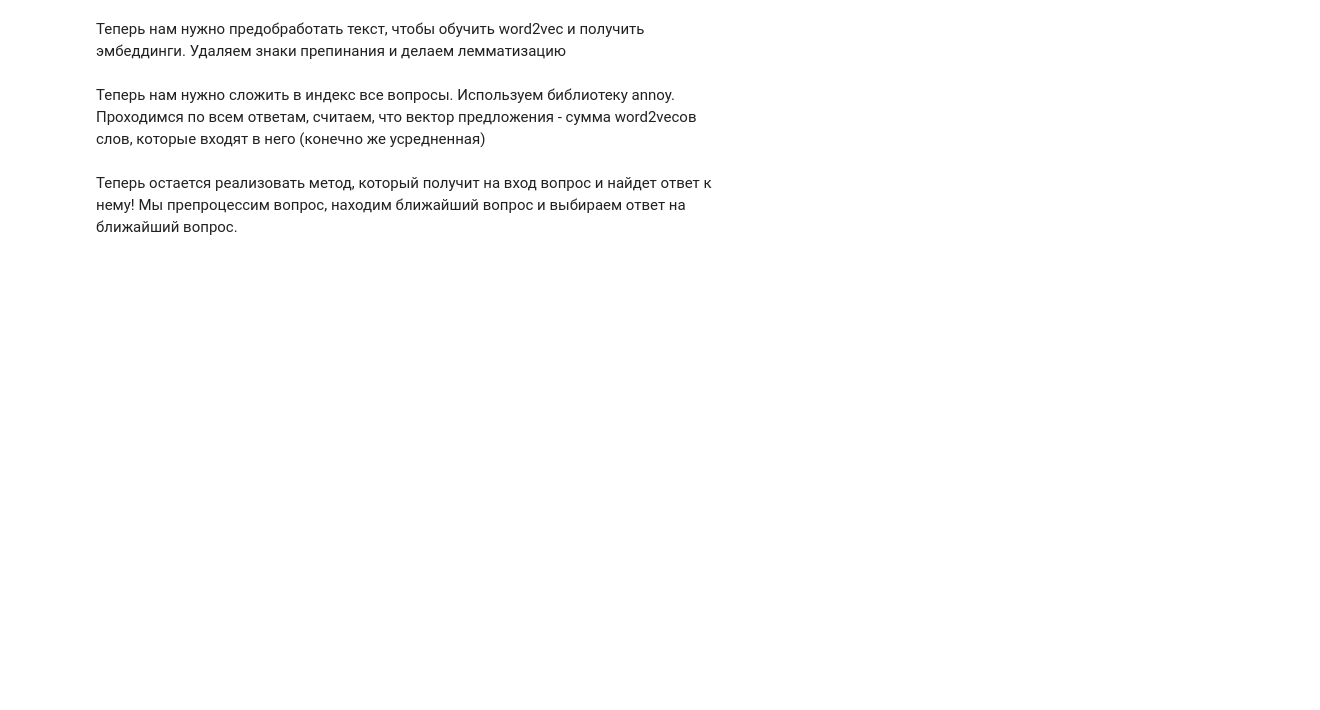
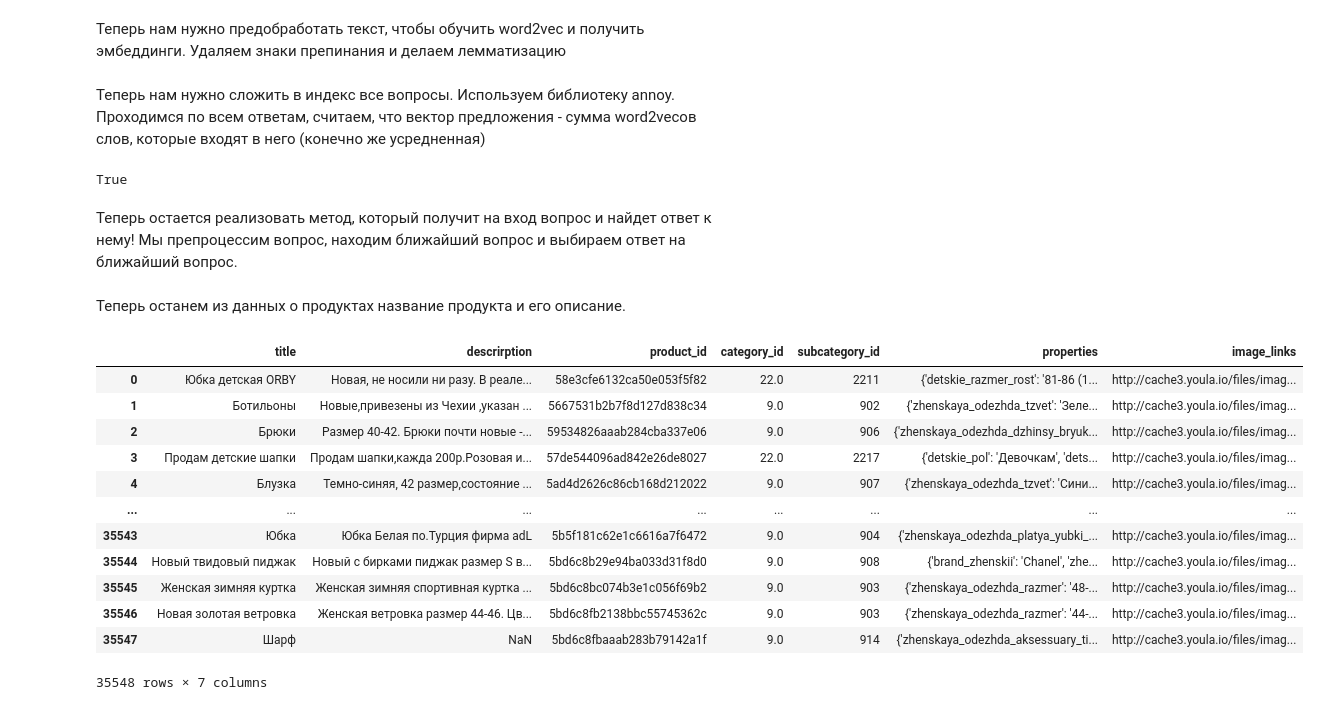
Before and after one commit to eartzhi/lessons, a Jupyter notebook: pda_01/ChatBotPractice.ipynb, the cells around one changed output. Saved outputs shown, nothing was run; the diff lists cells and outputs as text; code cells hidden in the pictures; blank space fills up the shorter version.

```diff
--- a/pda_01/ChatBotPractice.ipynb
+++ b/pda_01/ChatBotPractice.ipynb
@@ -69,7 +75,7 @@ index = annoy.AnnoyIndex(100 ,'angular')
 index_map = {}
 counter = 0
 
-with codecs.open("prepared_answers.txt", "r", "utf-8") as f:
+with codecs.open("data/prepared_answers.txt", "r", "utf-8") as f:
     for line in tqdm(f):
         n_w2v = 0
         spls = line.split("\t")
@@ -88,6 +94,8 @@ with codecs.open("prepared_answers.txt", "r", "utf-8") as f:
 
 index.build(10)
 index.save('speaker.ann')
+# %% [output]
+True
 # %% [markdown]
 Теперь остается реализовать метод, который получит на вход вопрос и найдет ответ к нему!
 Мы препроцессим вопрос, находим ближайший вопрос и выбираем ответ на ближайший вопрос.
@@ -105,2 +113,21 @@ def find_answer(question):
     answer_index = index.get_nns_by_vector(vector, 1)
     return index_map[answer_index[0]]
+# %% [markdown]
+Теперь останем из данных о продуктах название продукта и его описание.
+# %%
+products = pd.read_csv('data/ProductsDataset.csv')
+display(products)
+# %% [output]
+|  | title | descrirption | product_id | category_id | subcategory_id | properties | image_links |
+| 0 | Юбка детская ORBY | Новая, не носили ни разу. В реале... | 58e3cfe6132ca50e053f5f82 | 22.0 | 2211 | {'detskie_razmer_rost': '81-86 (1... | http://cache3.youla.io/files/imag... |
+| 1 | Ботильоны | Новые,привезены из Чехии ,указан ... | 5667531b2b7f8d127d838c34 | 9.0 | 902 | {'zhenskaya_odezhda_tzvet': 'Зеле... | http://cache3.youla.io/files/imag... |
+| 2 | Брюки | Размер 40-42. Брюки почти новые -... | 59534826aaab284cba337e06 | 9.0 | 906 | {'zhenskaya_odezhda_dzhinsy_bryuk... | http://cache3.youla.io/files/imag... |
+| 3 | Продам детские шапки | Продам шапки,кажда 200р.Розовая и... | 57de544096ad842e26de8027 | 22.0 | 2217 | {'detskie_pol': 'Девочкам', 'dets... | http://cache3.youla.io/files/imag... |
+| 4 | Блузка | Темно-синяя, 42 размер,состояние ... | 5ad4d2626c86cb168d212022 | 9.0 | 907 | {'zhenskaya_odezhda_tzvet': 'Сини... | http://cache3.youla.io/files/imag... |
+| ... | ... | ... | ... | ... | ... | ... | ... |
+| 35543 | Юбка | Юбка Белая по.Турция фирма adL | 5b5f181c62e1c6616a7f6472 | 9.0 | 904 | {'zhenskaya_odezhda_platya_yubki_... | http://cache3.youla.io/files/imag... |
+| 35544 | Новый твидовый пиджак | Новый с бирками пиджак размер S в... | 5bd6c8b29e94ba033d31f8d0 | 9.0 | 908 | {'brand_zhenskii': 'Chanel', 'zhe... | http://cache3.youla.io/files/imag... |
+| 35545 | Женская зимняя куртка | Женская зимняя спортивная куртка ... | 5bd6c8bc074b3e1c056f69b2 | 9.0 | 903 | {'zhenskaya_odezhda_razmer': '48-... | http://cache3.youla.io/files/imag... |
+| 35546 | Новая золотая ветровка | Женская ветровка размер 44-46. Цв... | 5bd6c8fb2138bbc55745362c | 9.0 | 903 | {'zhenskaya_odezhda_razmer': '44-... | http://cache3.youla.io/files/imag... |
+| 35547 | Шарф | NaN | 5bd6c8fbaaab283b79142a1f | 9.0 | 914 | {'zhenskaya_odezhda_aksessuary_ti... | http://cache3.youla.io/files/imag... |
+35548 rows × 7 columns
```
Also changed, not shown: parts of 51 cells of this notebook, 4 other files.
